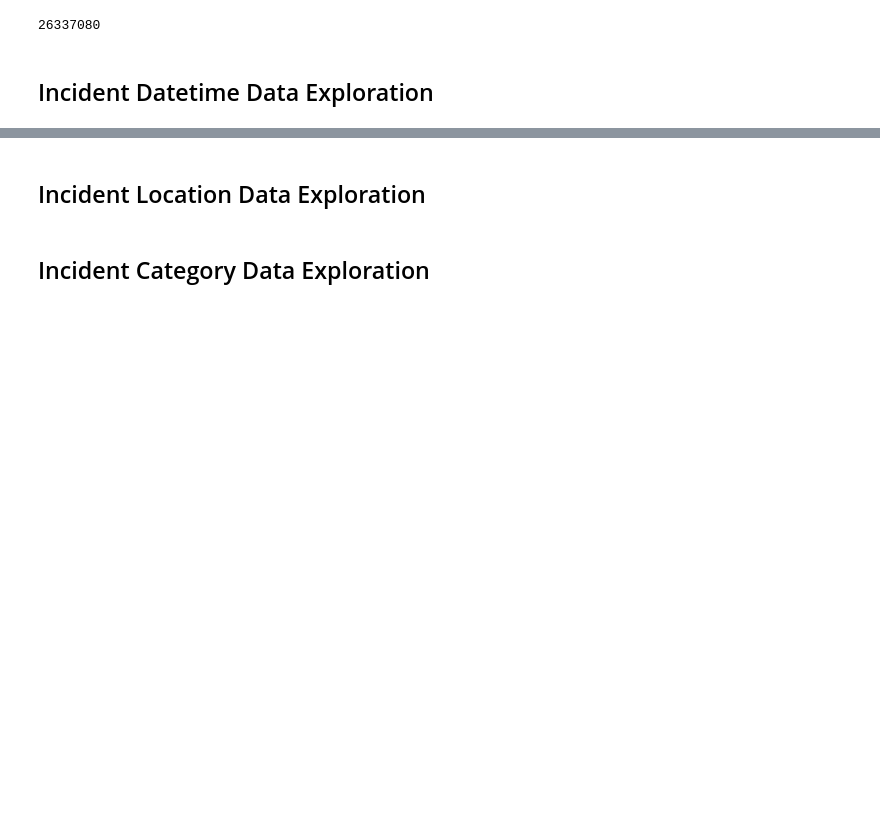
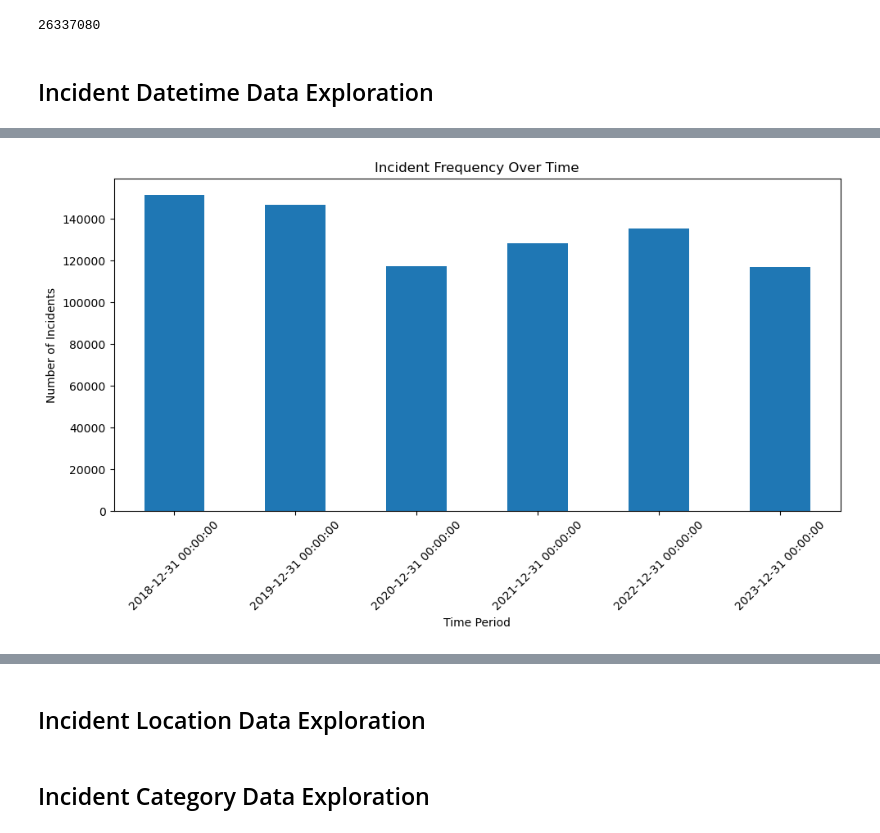
Before and after one commit to zhubzy/SF-Incident-Prediction, a Jupyter notebook: SF_Incident_Prediction.ipynb, the cells around one changed output, grey strips where cells are left out. Cells and saved outputs as stored; diff of their text form; code cells hidden in the pictures; blank space fills up the shorter version.

```diff
--- a/SF_Incident_Prediction.ipynb
+++ b/SF_Incident_Prediction.ipynb
@@ -66,0 +63,18 @@ df_cleaned.size
+# %%
+df['Incident Datetime'] = pd.to_datetime(df['Incident Datetime'])
+
+df.set_index('Incident Datetime', inplace=True)
+
+
+incident_frequency = df.resample('Y').size()
+
+plt.figure(figsize=(10, 6))
+incident_frequency.plot(kind='bar')
+plt.title('Incident Frequency Over Time')
+plt.xlabel('Time Period')
+plt.ylabel('Number of Incidents')
+plt.xticks(rotation=45)
+plt.tight_layout()
+plt.show()
+# %% [output]
+[figure, added]
```
Also changed, not shown: parts of 11 cells of this notebook.
